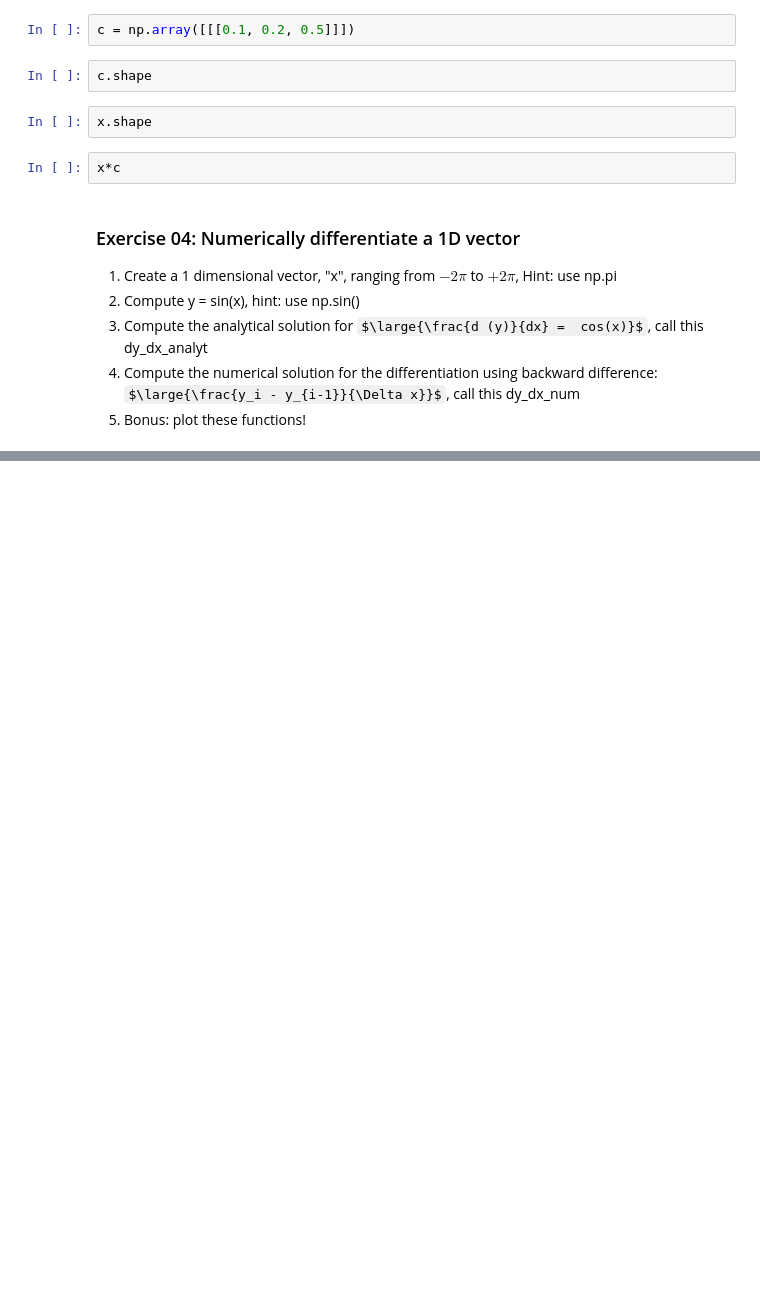
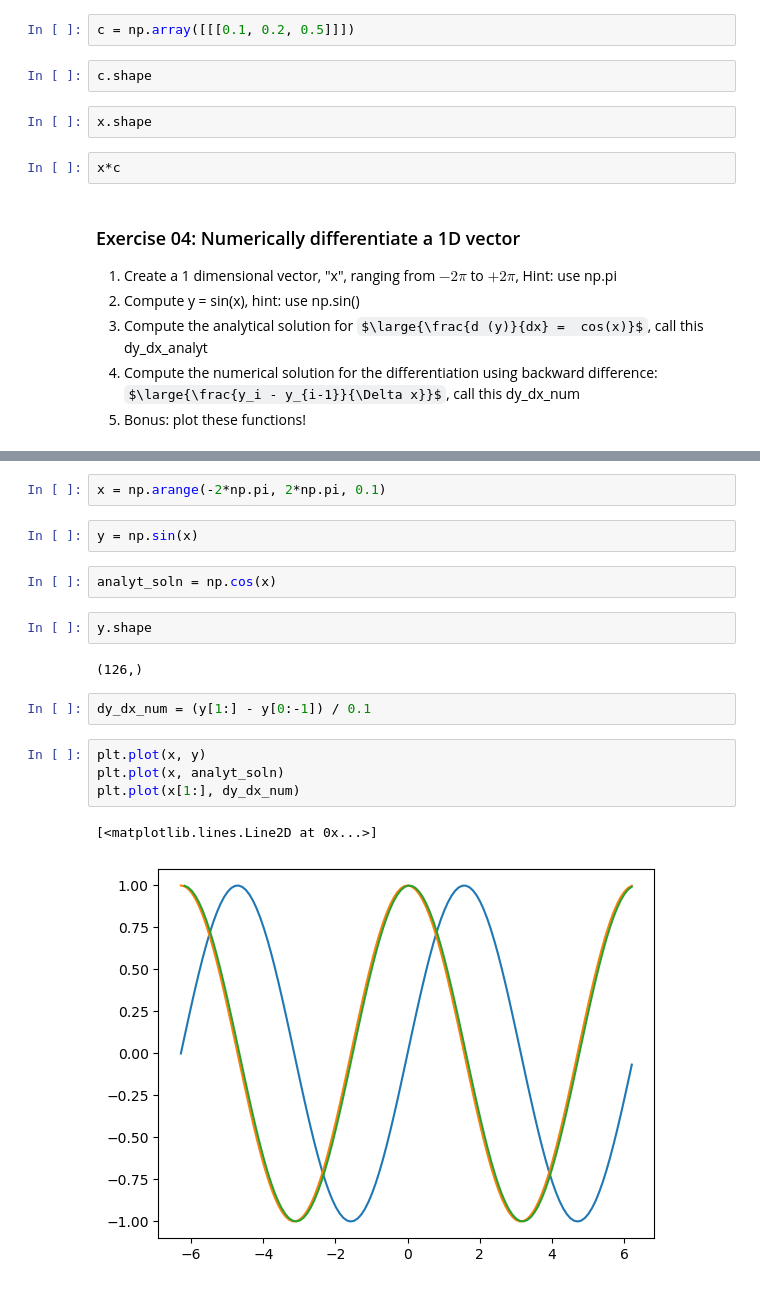
Before and after one commit to adityarn/PythonWorkshopNCPOR, a Jupyter notebook: 02_NumpyComputation.ipynb, the cells around one changed output, grey strips where cells are left out. Drawn from its saved outputs; the diff is of its cells as text; some formulas as TeX source; blank space fills up the shorter version.

```diff
--- a/02_NumpyComputation.ipynb
+++ b/02_NumpyComputation.ipynb
@@ -246,0 +329,19 @@ x*c
+# %%
+x = np.arange(-2*np.pi, 2*np.pi, 0.1)
+# %%
+y = np.sin(x)
+# %%
+analyt_soln = np.cos(x)
+# %%
+y.shape
+# %% [output]
+(126,)
+# %%
+dy_dx_num = (y[1:] - y[0:-1]) / 0.1
+# %%
+plt.plot(x, y)
+plt.plot(x, analyt_soln)
+plt.plot(x[1:], dy_dx_num)
+# %% [output]
+[<matplotlib.lines.Line2D at 0x...>]
+[figure, added]
```
Also changed, not shown: parts of 46 cells of this notebook, 4 other files.
